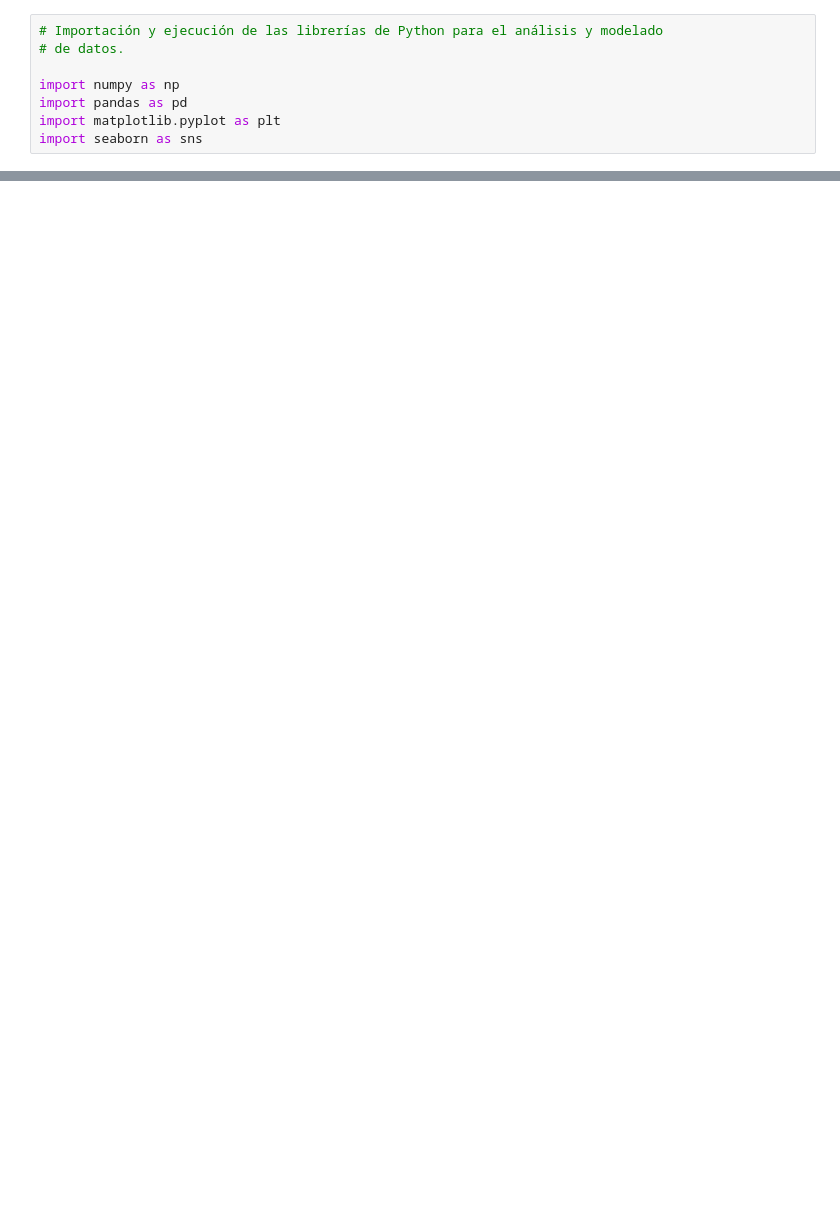
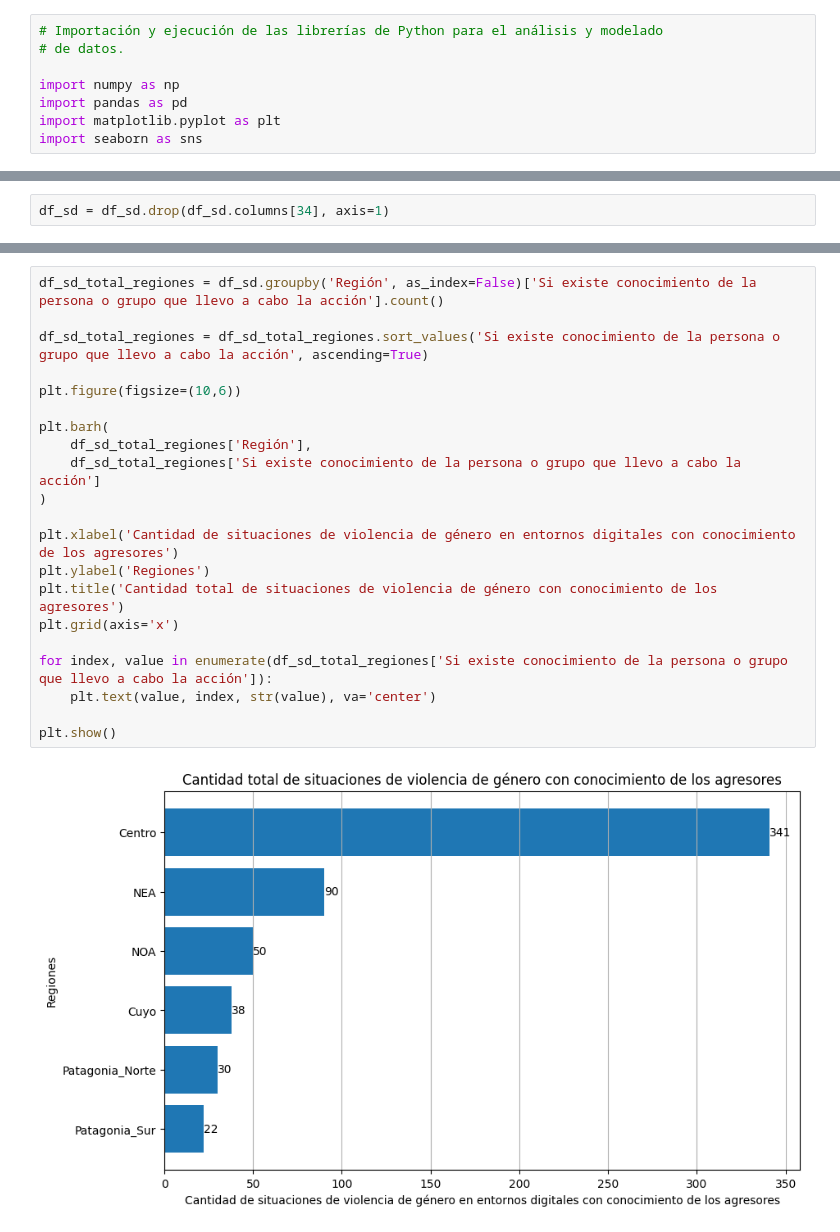
Before and after one commit to Claudio-Ferriz/Proyecto-de-Violencia-de-Genero-Digital, a Jupyter notebook: Proyecto_Datos_y_Género.ipynb, the cells around one changed output, grey strips where cells are left out. Cells and saved outputs as stored; diff of their text form; blank space fills up the shorter version.

```diff
--- a/Proyecto_Datos_y_Género.ipynb
+++ b/Proyecto_Datos_y_Género.ipynb
@@ -39,0 +95,2 @@ df_sd
+# %%
+df_sd = df_sd.drop(df_sd.columns[34], axis=1)
@@ -148,0 +190,23 @@ memory usage: 389.0+ KB
+# %%
+df_sd_total_regiones = df_sd.groupby('Región', as_index=False)['Si existe conocimiento de la persona o grupo que llevo a cabo la acción'].count()
+
+df_sd_total_regiones = df_sd_total_regiones.sort_values('Si existe conocimiento de la persona o grupo que llevo a cabo la acción', ascending=True)
+
+plt.figure(figsize=(10,6))
+
+plt.barh(
+    df_sd_total_regiones['Región'],
+    df_sd_total_regiones['Si existe conocimiento de la persona o grupo que llevo a cabo la acción']
+)
+
+plt.xlabel('Cantidad de situaciones de violencia de género en entornos digitales con conocimiento de los agresores')
+plt.ylabel('Regiones')
+plt.title('Cantidad total de situaciones de violencia de género con conocimiento de los agresores')
+plt.grid(axis='x')
+
+for index, value in enumerate(df_sd_total_regiones['Si existe conocimiento de la persona o grupo que llevo a cabo la acción']):
+    plt.text(value, index, str(value), va='center')
+
+plt.show()
+# %% [output]
+[figure, added]
```
Also changed, not shown: parts of 21 cells of this notebook.
